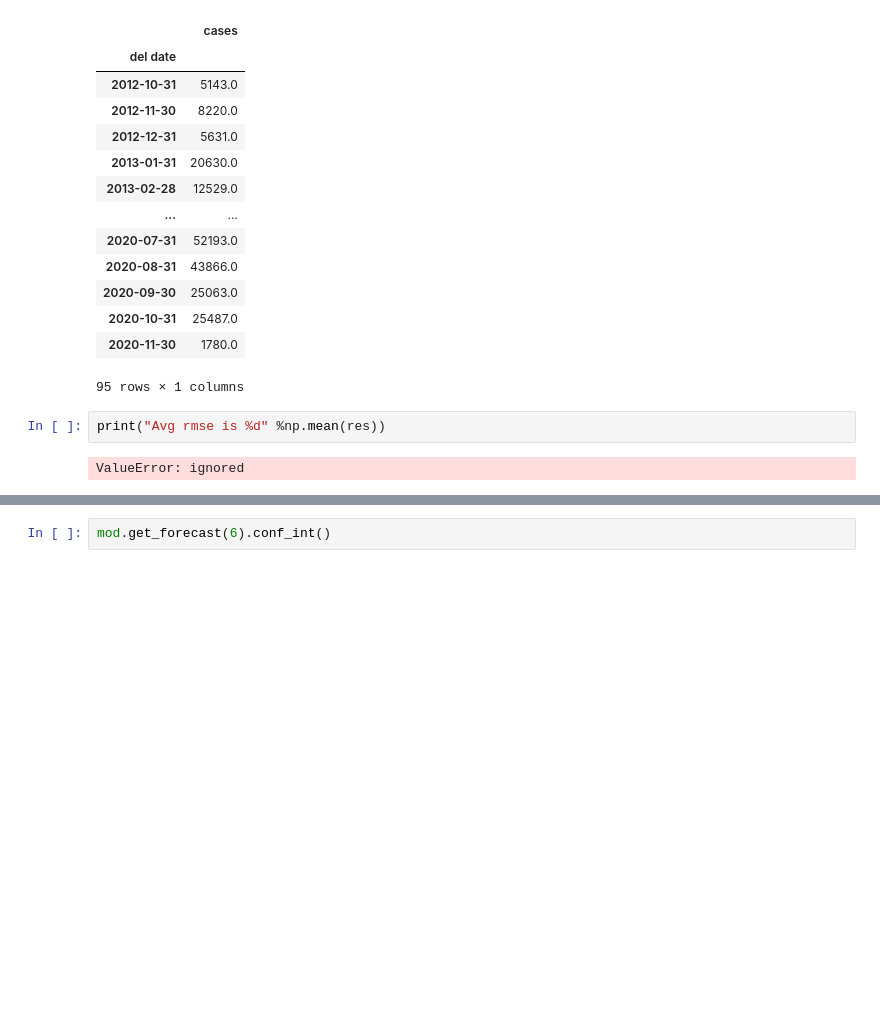
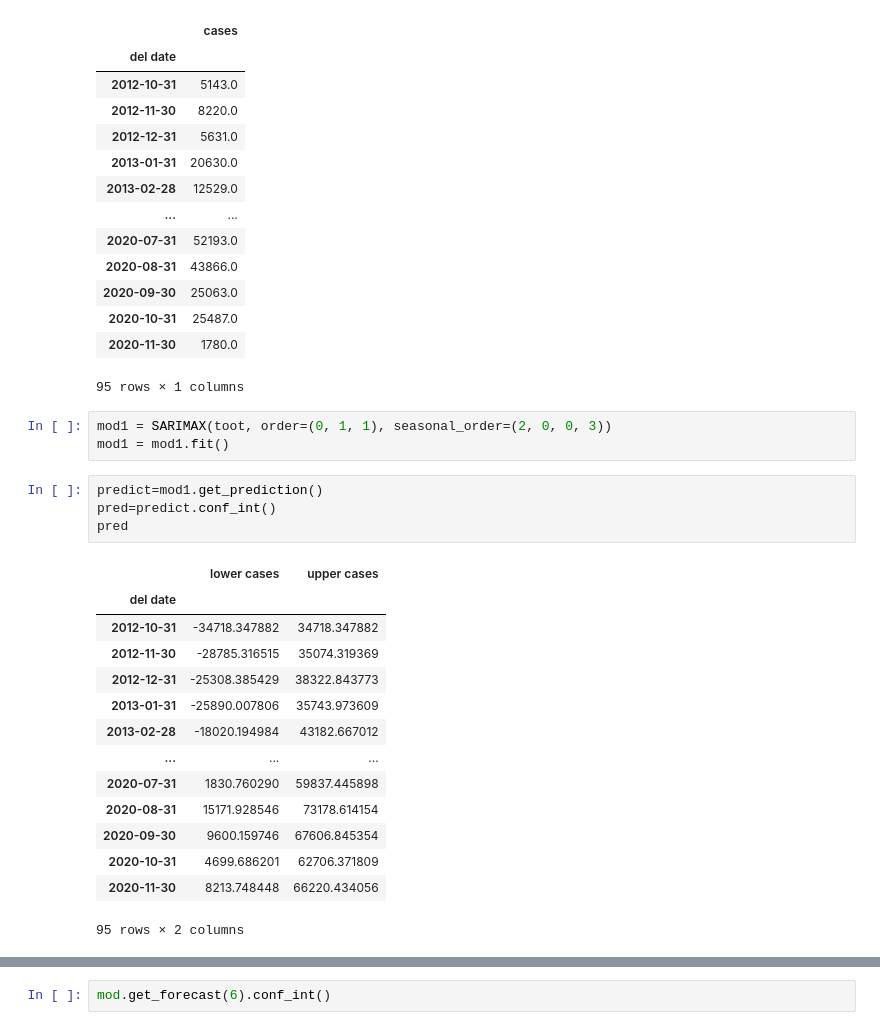
Before and after one commit to mswastik/forecasting, a Jupyter notebook: SARIMAv2.ipynb, the cells around one changed output, grey strips where cells are left out. Cells and saved outputs as stored; diff of their text form; blank space fills up the shorter version.

```diff
--- a/SARIMAv2.ipynb
+++ b/SARIMAv2.ipynb
@@ -168,7 +153,25 @@ toot
 | 2020-10-31 | 25487.0 |
 | 2020-11-30 | 1780.0 |
 95 rows × 1 columns
-# %%
-print("Avg rmse is %d" %np.mean(res))
-# %% [output]
-ValueError: ignored
+# %%
+mod1 = SARIMAX(toot, order=(0, 1, 1), seasonal_order=(2, 0, 0, 3))
+mod1 = mod1.fit()
+# %%
+predict=mod1.get_prediction()
+pred=predict.conf_int()
+pred
+# %% [output]
+|  | lower cases | upper cases |
+| del date |  |  |
+| 2012-10-31 | -34718.347882 | 34718.347882 |
+| 2012-11-30 | -28785.316515 | 35074.319369 |
+| 2012-12-31 | -25308.385429 | 38322.843773 |
+| 2013-01-31 | -25890.007806 | 35743.973609 |
+| 2013-02-28 | -18020.194984 | 43182.667012 |
+| ... | ... | ... |
+| 2020-07-31 | 1830.760290 | 59837.445898 |
+| 2020-08-31 | 15171.928546 | 73178.614154 |
+| 2020-09-30 | 9600.159746 | 67606.845354 |
+| 2020-10-31 | 4699.686201 | 62706.371809 |
+| 2020-11-30 | 8213.748448 | 66220.434056 |
+95 rows × 2 columns
```
Also changed, not shown: parts of 9 cells of this notebook.
